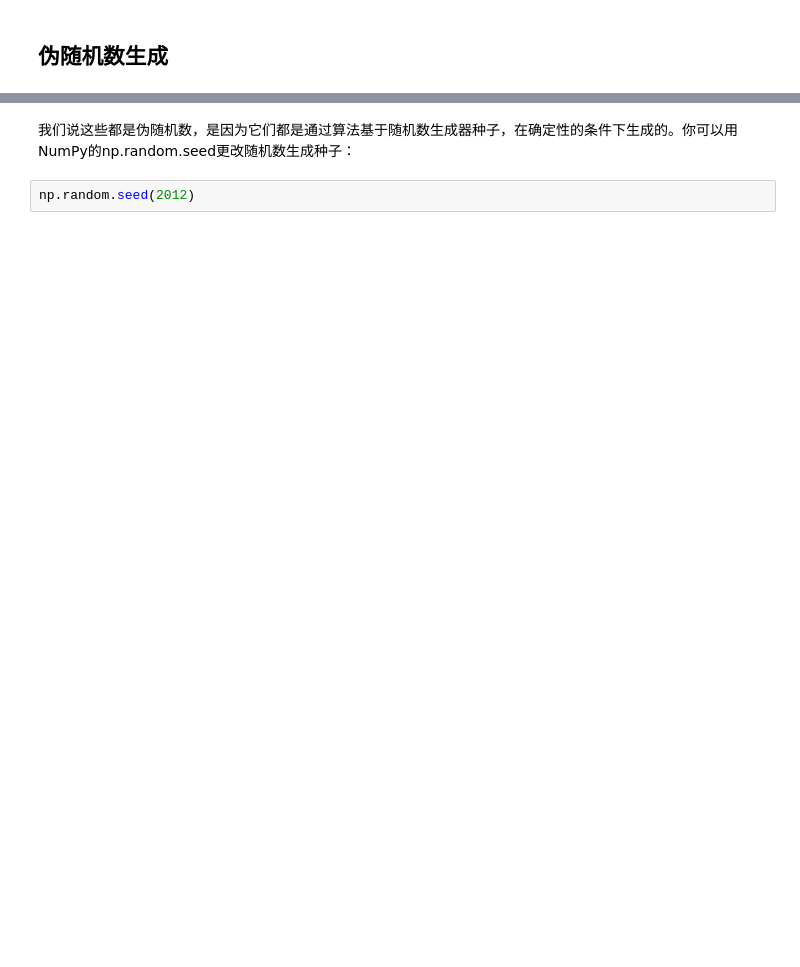
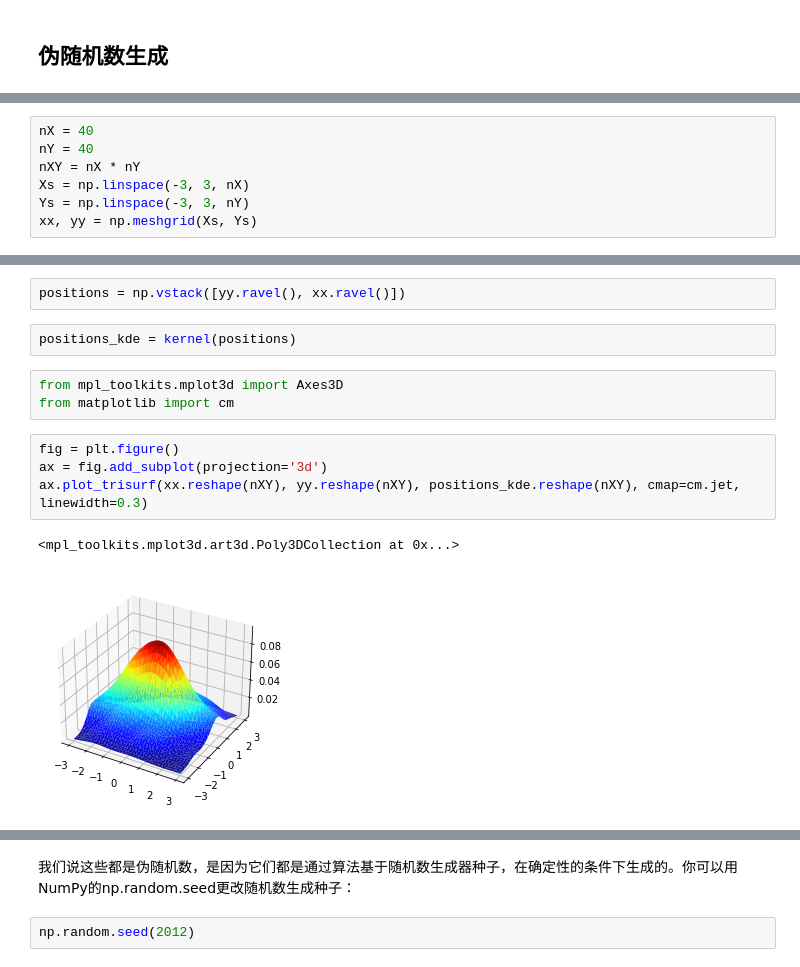
Before and after one commit to byaxb/DataMiningExperiments, a Jupyter notebook: ch03_数据挖掘常用模块A.ipynb, the cells around one changed output, grey strips where cells are left out. Drawn from its saved outputs; the diff is of its cells as text; blank space fills up the shorter version.

```diff
--- a/ch03_数据挖掘常用模块A.ipynb
+++ b/ch03_数据挖掘常用模块A.ipynb
@@ -1472,0 +1501,7 @@ array([[-1.5287788 , -0.13768941,  0.65762841, -0.05021534],
+# %%
+nX = 40
+nY = 40
+nXY = nX * nY
+Xs = np.linspace(-3, 3, nX)
+Ys = np.linspace(-3, 3, nY)
+xx, yy = np.meshgrid(Xs, Ys)
@@ -1472,0 +1540,14 @@ array([[-1.5287788 , -0.13768941,  0.65762841, -0.05021534],
+# %%
+positions = np.vstack([yy.ravel(), xx.ravel()])
+# %%
+positions_kde = kernel(positions)
+# %%
+from mpl_toolkits.mplot3d import Axes3D
+from matplotlib import cm
+# %%
+fig = plt.figure()
+ax = fig.add_subplot(projection='3d')
+ax.plot_trisurf(xx.reshape(nXY), yy.reshape(nXY), positions_kde.reshape(nXY), cmap=cm.jet, linewidth=0.3)
+# %% [output]
+<mpl_toolkits.mplot3d.art3d.Poly3DCollection at 0x...>
+[figure, added]
```
Also changed, not shown: parts of 69 cells of this notebook.
